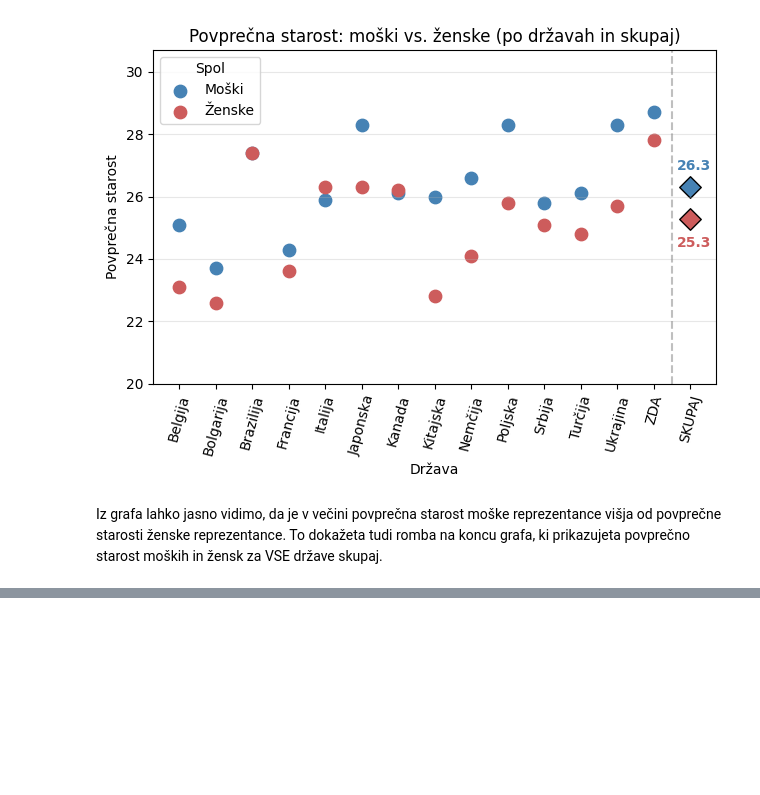
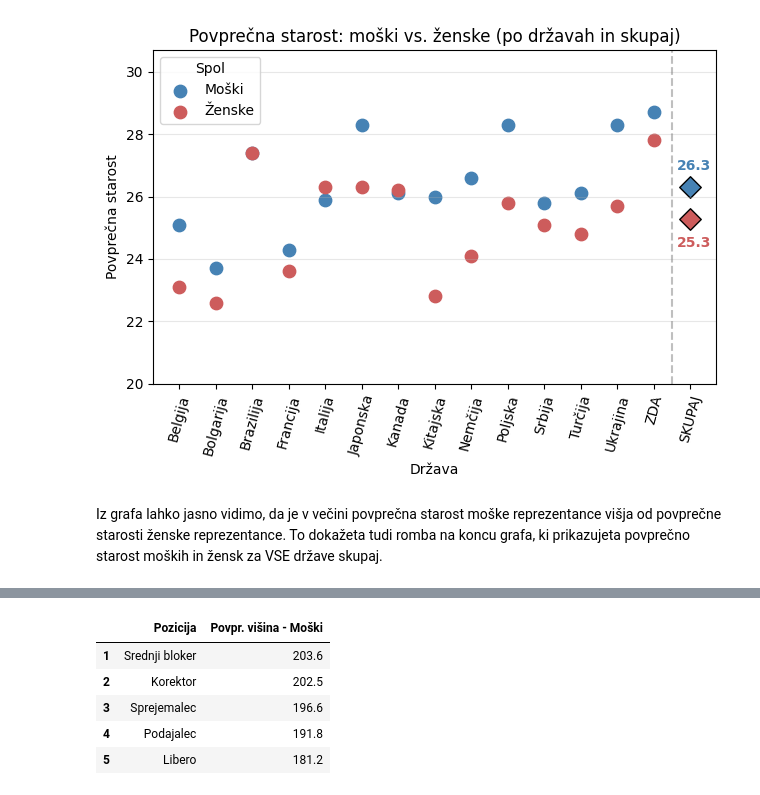
Before and after one commit to mijastijepic/UVP_projektna_naloga, a Jupyter notebook: analiza_podatkov.ipynb, the cells around one changed output, grey strips where cells are left out. Drawn from its saved outputs; the diff is of its cells as text; code cells hidden in the pictures; blank space fills up the shorter version.

Commit message:
dodajanje povprečne višine glede na pozicijo

```diff
--- a/analiza_podatkov.ipynb
+++ b/analiza_podatkov.ipynb
@@ -193,0 +198,29 @@ Iz grafa lahko jasno vidimo, da je v večini povprečna starost moške reprezent
+# %%
+visina_moski = (
+    igralci[igralci["spol"] == "M"]
+    .groupby("pozicija")["visina_cm"]
+    .mean()
+    .round(1)
+    .sort_values(ascending=False)
+)
+
+visina_zenske = (
+    igralci[igralci["spol"] == "Ž"]
+    .groupby("pozicija")["visina_cm"]
+    .mean()
+    .round(1)
+    .sort_values(ascending=False)
+)
+# %%
+visina_tabela = visina_moski.reset_index()
+visina_tabela.columns = ["Pozicija", "Povpr. višina - Moški"]
+visina_tabela = visina_tabela.rename_axis(columns=None)
+visina_tabela.index += 1
+visina_tabela
+# %% [output]
+|  | Pozicija | Povpr. višina - Moški |
+| 1 | Srednji bloker | 203.6 |
+| 2 | Korektor | 202.5 |
+| 3 | Sprejemalec | 196.6 |
+| 4 | Podajalec | 191.8 |
+| 5 | Libero | 181.2 |
```
Also changed, not shown: parts of 5 cells of this notebook.
